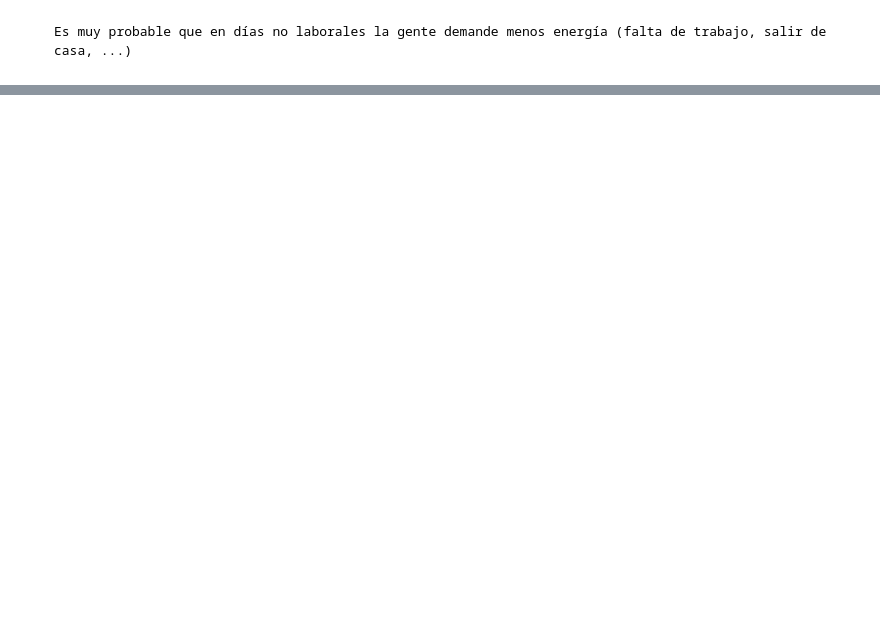
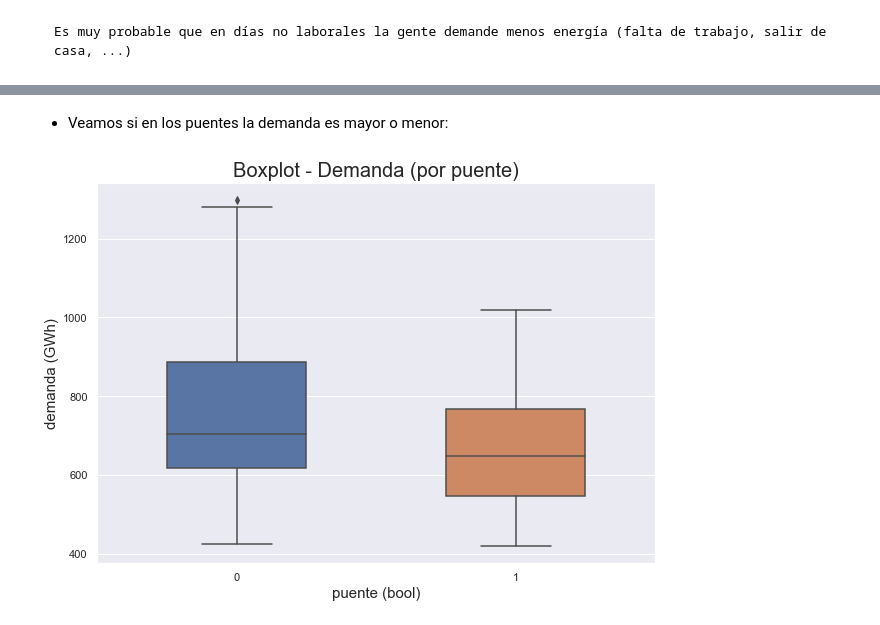
Before and after one commit to SeroviICAI/TRABAJO-1-ESTADISTICA-DESCRIPTIVA, a Jupyter notebook: notebooks/dias_festivos.ipynb, the cells around one changed output, grey strips where cells are left out. Drawn from its saved outputs; the diff is of its cells as text; code cells hidden in the pictures; blank space fills up the shorter version.

Commit message:
Agregado efecto puente

```diff
--- a/notebooks/dias_festivos.ipynb
+++ b/notebooks/dias_festivos.ipynb
@@ -258,0 +264,9 @@ plt.show()
+# %%
+# Insertamos una nueva columna llamada 'PUENTE' en la que 1 significa,
+# pertenecer a un puente, y 0 no pertenecer.
+dataframe.insert(5, 'PUENTE', 0)
+
+# Contemos que sábados y domingos son festivos para facilitar la detección
+# de puentes.
+dataframe.loc[dataframe['DIASEM'] >=6, 'FEST'] = 1
+dataframe
@@ -258,0 +287,18 @@ plt.show()
+# %%
+# Creamos un dataframe temporal en el que indexemos los puentes correctamente.
+temp_dataframe = pd.DataFrame()
+# Hacemos grupos con los que contengan consecutivamente el mismo.
+groupby_puente = dataframe.groupby((dataframe['FEST'].shift() != dataframe['FEST']).cumsum())
+
+for index, rows in groupby_puente:
+    # Si es puente (más de dos días festivos)...
+    if len(rows) > 2 and rows.iloc[0]['FEST'] == 1:
+        # Cambia el valor de 'PUENTE'
+        rows['PUENTE'] = 1
+        print('[group_{}]'.format(index))
+        print(rows)
+        print('\n')
+    # Agregamos los nuevos grupos a nuestro dataframe temporal:
+    temp_dataframe = temp_dataframe.append(rows, ignore_index=True)
+
+dataframe_puentes = temp_dataframe      # Sustituimos
@@ -258,0 +339,17 @@ plt.show()
+# %% [markdown]
+- Veamos si en los puentes la demanda es mayor o menor:
+# %%
+# DEMANDA / DIASEM
+fig = plt.figure(2, figsize=(10,7))
+
+DEM_boxplot_diasem = sns.boxplot(y='DEM', x='PUENTE',
+                 data=dataframe_puentes,
+                 width=0.5)
+
+plt.title("Boxplot - Demanda (por puente)", fontsize = 20)
+plt.xlabel("puente (bool)", fontsize = 15)
+plt.ylabel("demanda (GWh)", fontsize = 15)
+plt.savefig('../reports/figures/Boxplot - Demanda (por puente)', bbox_inches='tight')
+plt.show()
+# %% [output]
+[figure, added]
```
Also changed, not shown: parts of 12 cells of this notebook, 4 other files.
